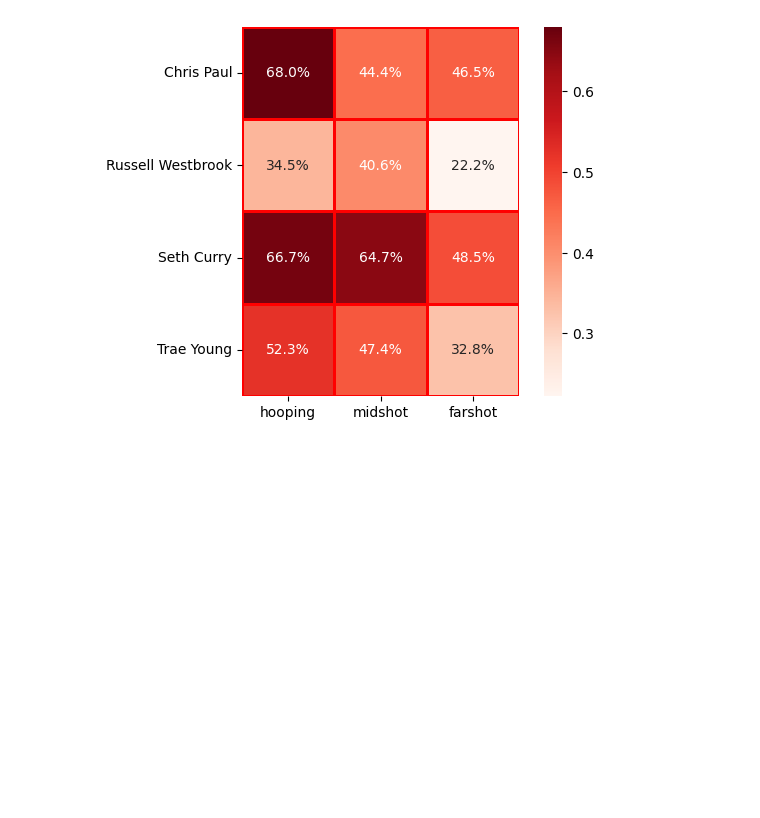
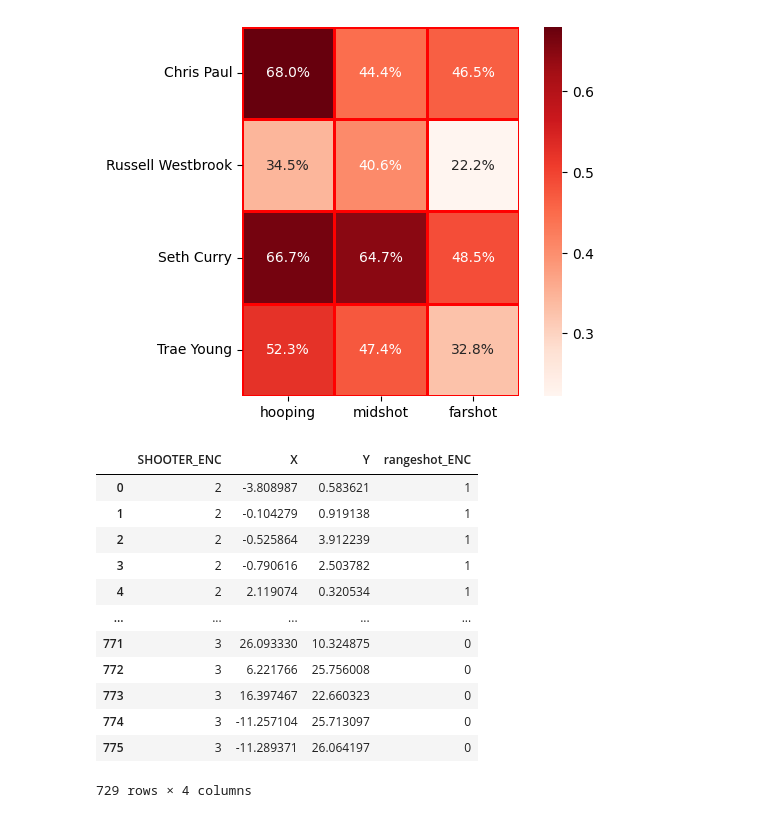
Before and after one commit to youssefsalah224/NBA_Players_Shooting_Data_science, a Jupyter notebook: NBA_Players_Shooting_Data.ipynb, the cells around one changed output. Cells and saved outputs as stored; diff of their text form; code cells hidden in the pictures; blank space fills up the shorter version.

```diff
--- a/NBA_Players_Shooting_Data.ipynb
+++ b/NBA_Players_Shooting_Data.ipynb
@@ -132,3 +140,31 @@ plt.ylabel(None)
 # %% [output]
 Text(170.3222222222223, 0.5, '')
 [figure]
+# %%
+from sklearn.preprocessing import LabelEncoder
+
+# Encode SHOOTER and rangeshot
+le_shooter = LabelEncoder()
+le_range = LabelEncoder()
+
+df["SHOOTER_ENC"] = le_shooter.fit_transform(df["SHOOTER"])
+df["rangeshot_ENC"] = le_range.fit_transform(df["rangeshot"])
+# %%
+x = df[["SHOOTER_ENC", "X", "Y", "rangeshot_ENC"]]
+y=df.SCORE
+# %%
+x
+# %% [output]
+|  | SHOOTER_ENC | X | Y | rangeshot_ENC |
+| 0 | 2 | -3.808987 | 0.583621 | 1 |
+| 1 | 2 | -0.104279 | 0.919138 | 1 |
+| 2 | 2 | -0.525864 | 3.912239 | 1 |
+| 3 | 2 | -0.790616 | 2.503782 | 1 |
+| 4 | 2 | 2.119074 | 0.320534 | 1 |
+| ... | ... | ... | ... | ... |
+| 771 | 3 | 26.093330 | 10.324875 | 0 |
+| 772 | 3 | 6.221766 | 25.756008 | 0 |
+| 773 | 3 | 16.397467 | 22.660323 | 0 |
+| 774 | 3 | -11.257104 | 25.713097 | 0 |
+| 775 | 3 | -11.289371 | 26.064197 | 0 |
+729 rows × 4 columns
```
Also changed, not shown: parts of 9 cells of this notebook.
